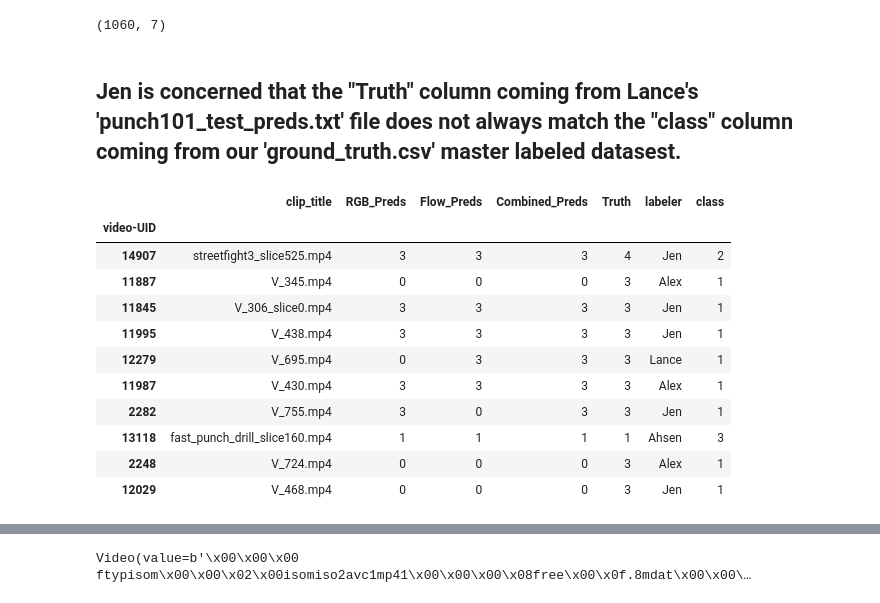
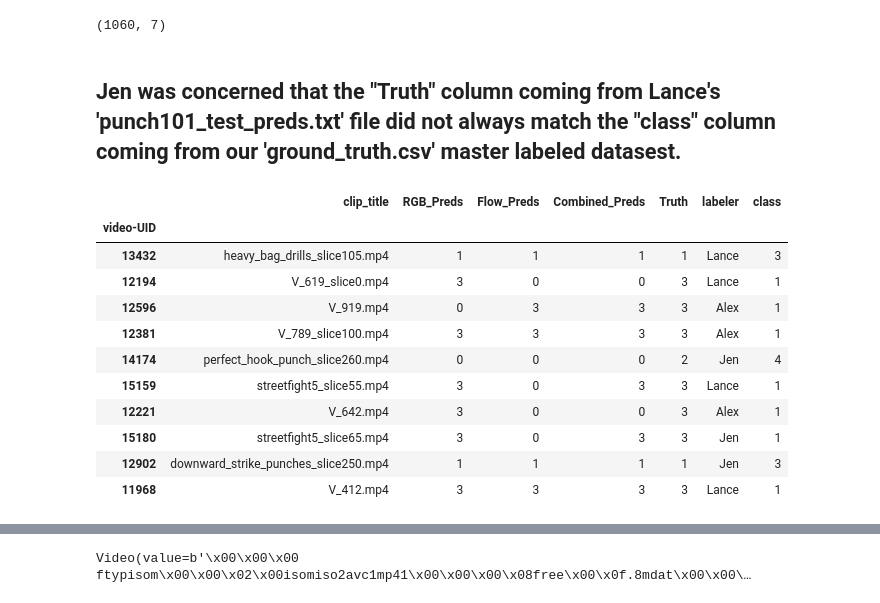
Before and after one commit to ahsenq/bittah-ninja, a Jupyter notebook: Join_TSNpredix_and_GTdb.ipynb, the cells around one changed output, grey strips where cells are left out. Drawn from its saved outputs; the diff is of its cells as text; code cells hidden in the pictures.

```diff
--- a/Join_TSNpredix_and_GTdb.ipynb
+++ b/Join_TSNpredix_and_GTdb.ipynb
@@ -53,19 +63,19 @@ df.shape
 # %% [output]
 (1060, 7)
 # %% [markdown]
-## Jen is concerned that the "Truth" column coming from Lance's 'punch101_test_preds.txt' file does not always match the "class" column coming from our 'ground_truth.csv' master labeled datasest.
+## Jen was concerned that the "Truth" column coming from Lance's 'punch101_test_preds.txt' file did not always match the "class" column coming from our 'ground_truth.csv' master labeled datasest.
 # %%
-df[df['Truth'] != df['class']].sample(10)
+df[df['Truth'] != df['class']].head(10)
 # %% [output]
 |  | clip_title | RGB_Preds | Flow_Preds | Combined_Preds | Truth | labeler | class |
 | video-UID |  |  |  |  |  |  |  |
-| 14907 | streetfight3_slice525.mp4 | 3 | 3 | 3 | 4 | Jen | 2 |
-| 11887 | V_345.mp4 | 0 | 0 | 0 | 3 | Alex | 1 |
-| 11845 | V_306_slice0.mp4 | 3 | 3 | 3 | 3 | Jen | 1 |
-| 11995 | V_438.mp4 | 3 | 3 | 3 | 3 | Jen | 1 |
-| 12279 | V_695.mp4 | 0 | 3 | 3 | 3 | Lance | 1 |
-| 11987 | V_430.mp4 | 3 | 3 | 3 | 3 | Alex | 1 |
-| 2282 | V_755.mp4 | 3 | 0 | 3 | 3 | Jen | 1 |
-| 13118 | fast_punch_drill_slice160.mp4 | 1 | 1 | 1 | 1 | Ahsen | 3 |
-| 2248 | V_724.mp4 | 0 | 0 | 0 | 3 | Alex | 1 |
-| 12029 | V_468.mp4 | 0 | 0 | 0 | 3 | Jen | 1 |
+| 13432 | heavy_bag_drills_slice105.mp4 | 1 | 1 | 1 | 1 | Lance | 3 |
+| 12194 | V_619_slice0.mp4 | 3 | 0 | 0 | 3 | Lance | 1 |
+| 12596 | V_919.mp4 | 0 | 3 | 3 | 3 | Alex | 1 |
+| 12381 | V_789_slice100.mp4 | 3 | 3 | 3 | 3 | Alex | 1 |
+| 14174 | perfect_hook_punch_slice260.mp4 | 0 | 0 | 0 | 2 | Jen | 4 |
+| 15159 | streetfight5_slice55.mp4 | 3 | 0 | 3 | 3 | Lance | 1 |
+| 12221 | V_642.mp4 | 3 | 0 | 0 | 3 | Alex | 1 |
+| 15180 | streetfight5_slice65.mp4 | 3 | 0 | 3 | 3 | Jen | 1 |
+| 12902 | downward_strike_punches_slice250.mp4 | 1 | 1 | 1 | 1 | Jen | 3 |
+| 11968 | V_412.mp4 | 3 | 3 | 3 | 3 | Lance | 1 |
```
Also changed, not shown: parts of 29 cells of this notebook, 3 other files.
